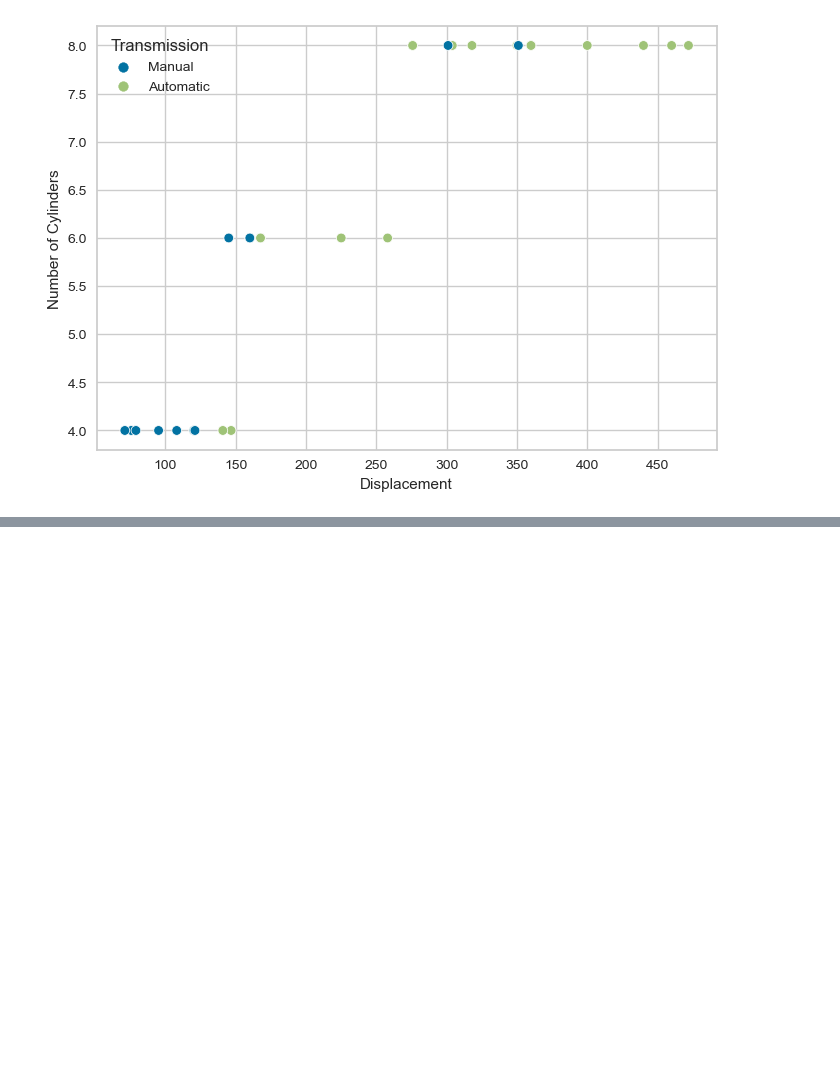
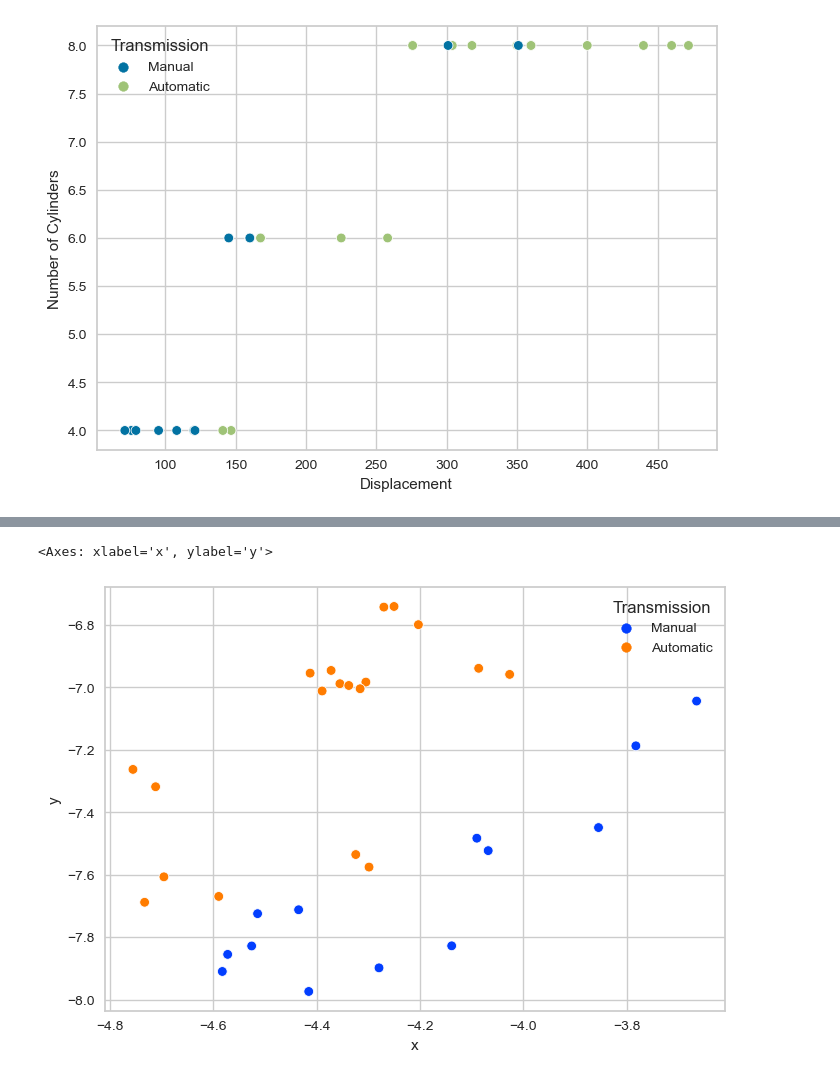
Before and after one commit to aleksandardpantic/cars-case-study, a Jupyter notebook: ExploratoryDataAnalysisMTCARS.ipynb, the cells around one changed output, grey strips where cells are left out. Drawn from its saved outputs; the diff is of its cells as text; code cells hidden in the pictures; blank space fills up the shorter version.

Commit message:
added tSNE for visualization

```diff
--- a/ExploratoryDataAnalysisMTCARS.ipynb
+++ b/ExploratoryDataAnalysisMTCARS.ipynb
@@ -172,0 +176,19 @@ sns.displot(data=mtcars,x='Displacement')
+# %%
+from sklearn.manifold import TSNE
+from sklearn.preprocessing import StandardScaler
+
+scaler = StandardScaler()
+X = scaler.fit_transform(X)
+# %%
+
+tSNE = TSNE(n_components=2, random_state=100)
+mtcars_reduced = tSNE.fit_transform(X)
+# %%
+mtcars_reduced = np.c_[mtcars_reduced,y]
+# %%
+mtcars_reduced = pd.DataFrame(mtcars_reduced, columns=['x','y','Transmission'])
+# %%
+sns.scatterplot(data=mtcars_reduced,x='x',y='y', hue='Transmission', palette='bright')
+# %% [output]
+<Axes: xlabel='x', ylabel='y'>
+[figure, added]
```
Also changed, not shown: parts of 3 cells of this notebook.
